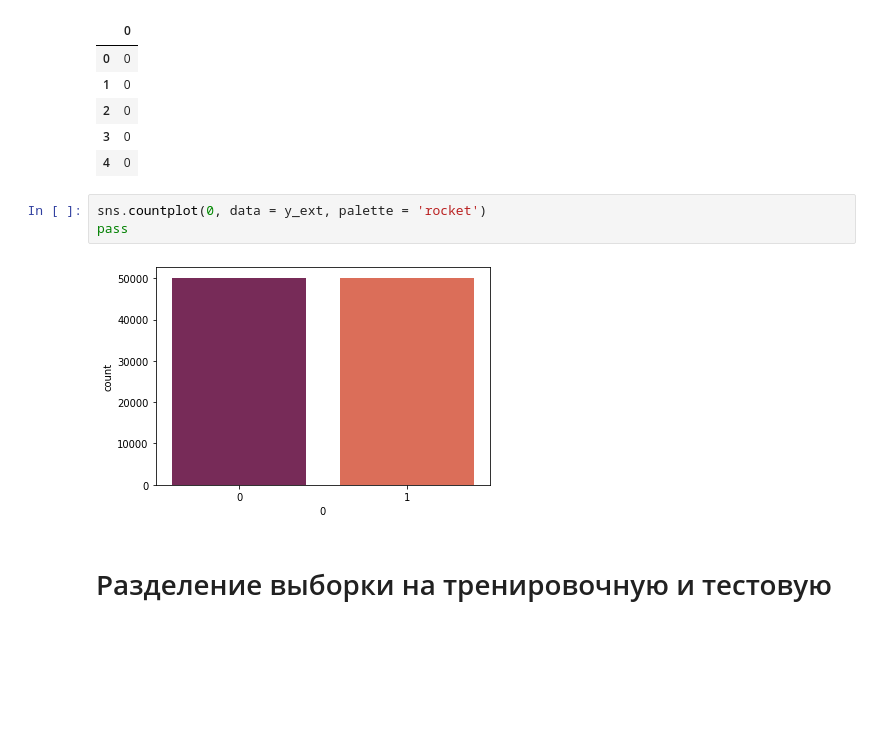
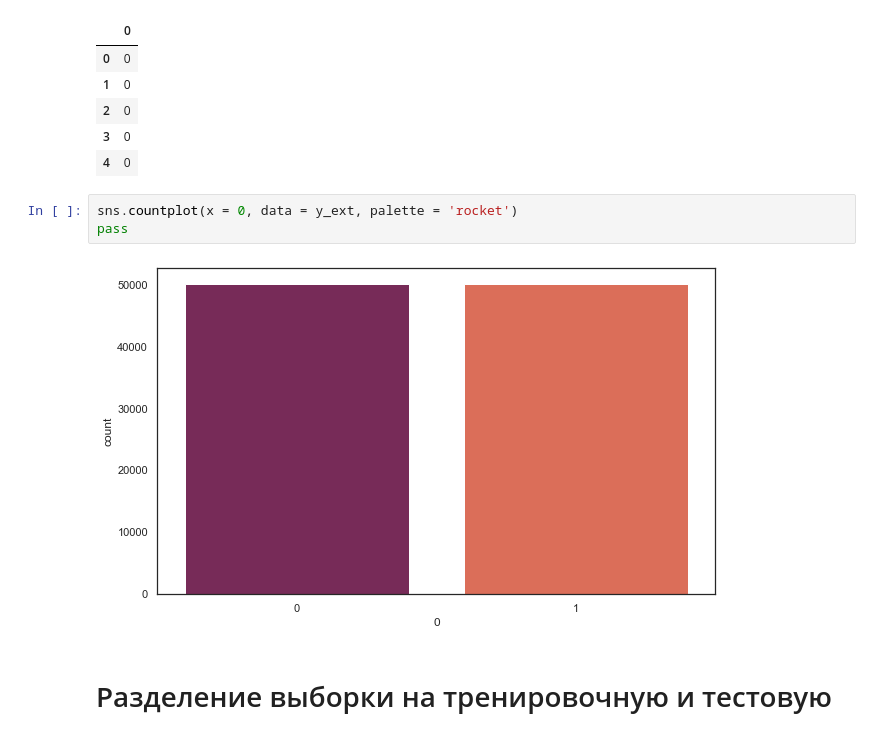
Before and after one commit to ivanvikhrev/ML-HR-analysis-case-study, a Jupyter notebook: model.ipynb, the cells around one changed output. Drawn from its saved outputs; the diff is of its cells as text; blank space fills up the shorter version.

```diff
--- a/model.ipynb
+++ b/model.ipynb
@@ -805,10 +836,10 @@ y_ext.head()
 | 3 | 0 |
 | 4 | 0 |
 # %%
-sns.countplot(0, data = y_ext, palette = 'rocket')
+sns.countplot(x = 0, data = y_ext, palette = 'rocket')
 pass
 # %% [output]
-[figure, old version]
+[figure, new version]
 # %% [markdown]
 # Разделение выборки на тренировочную и тестовую
 # %%
```
Also changed, not shown: parts of 41 cells of this notebook.
